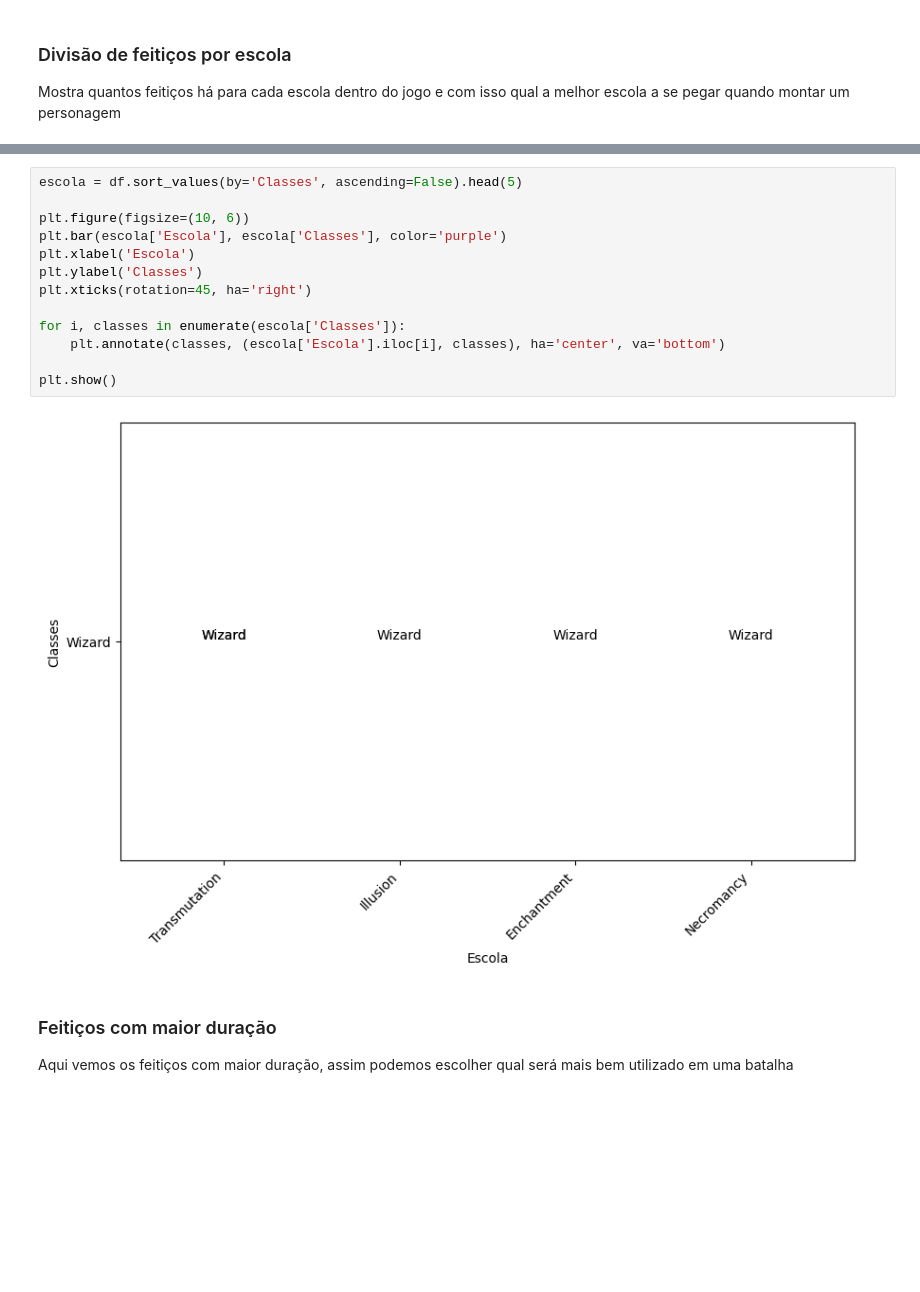
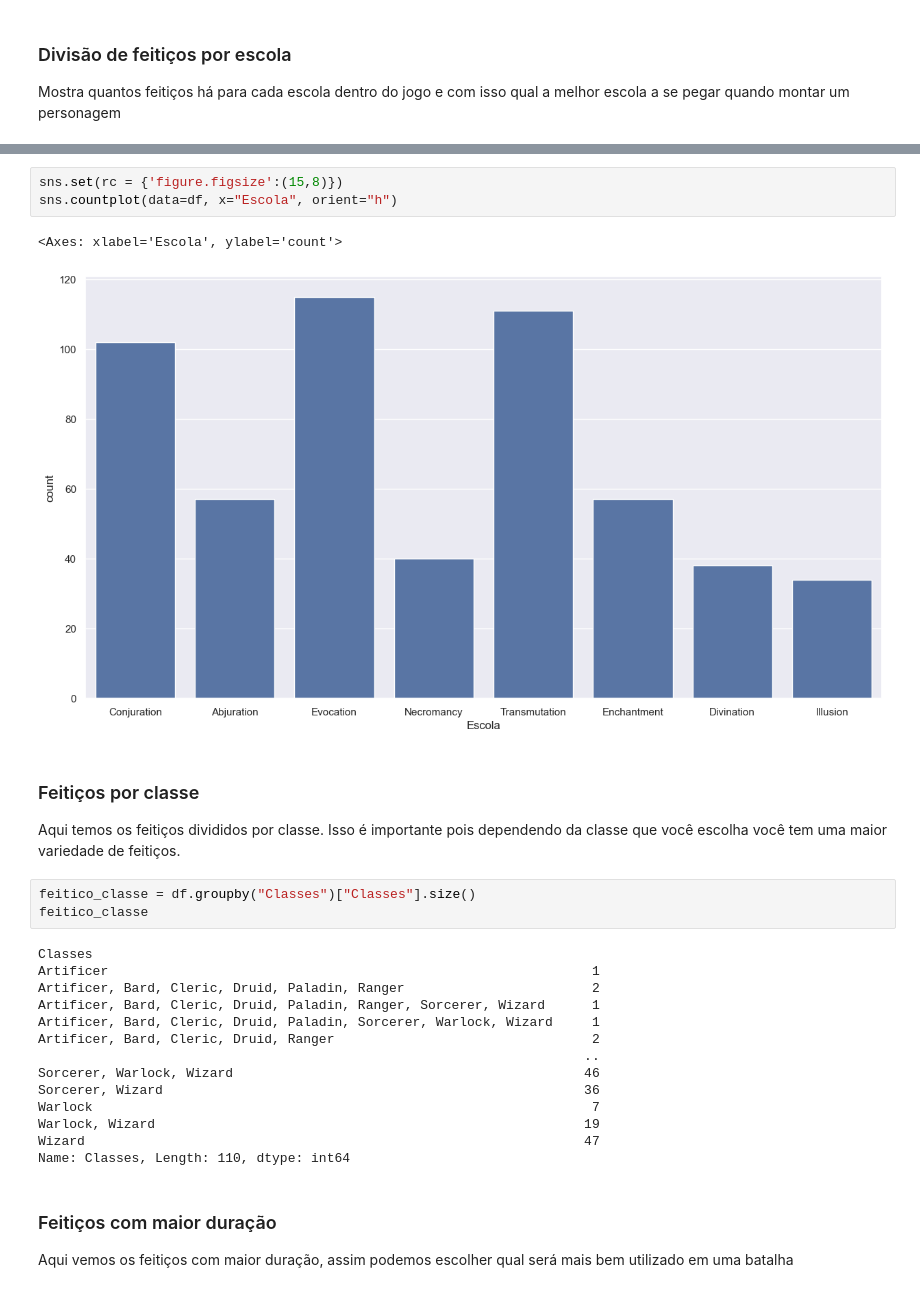
Before and after one commit to reprograma/on26-python-s13-projeto-guiado-II, a Jupyter notebook: exercicios/para-casa/analise_projeto_tres.ipynb, the cells around one changed output, grey strips where cells are left out. Drawn from its saved outputs; the diff is of its cells as text; blank space fills up the shorter version.

```diff
--- a/exercicios/para-casa/analise_projeto_tres.ipynb
+++ b/exercicios/para-casa/analise_projeto_tres.ipynb
@@ -144,18 +129,30 @@ plt.show()
-# %%
-escola = df.sort_values(by='Classes', ascending=False).head(5)
-
-plt.figure(figsize=(10, 6))
-plt.bar(escola['Escola'], escola['Classes'], color='purple')
-plt.xlabel('Escola')
-plt.ylabel('Classes')
-plt.xticks(rotation=45, ha='right')
-
-for i, classes in enumerate(escola['Classes']):
-    plt.annotate(classes, (escola['Escola'].iloc[i], classes), ha='center', va='bottom')
-
-plt.show()
-# %% [output]
-[figure, removed]
+# %%
+sns.set(rc = {'figure.figsize':(15,8)})
+sns.countplot(data=df, x="Escola", orient="h")
+# %% [output]
+<Axes: xlabel='Escola', ylabel='count'>
+[figure, added]
+# %% [markdown]
+### Feitiços por classe
+
+Aqui temos os feitiços divididos por classe. Isso é importante pois dependendo da classe que você escolha você tem uma maior variedade de feitiços.
+# %%
+feitico_classe = df.groupby("Classes")["Classes"].size()
+feitico_classe
+# %% [output]
+Classes
+Artificer                                                              1
+Artificer, Bard, Cleric, Druid, Paladin, Ranger                        2
+Artificer, Bard, Cleric, Druid, Paladin, Ranger, Sorcerer, Wizard      1
+Artificer, Bard, Cleric, Druid, Paladin, Sorcerer, Warlock, Wizard     1
+Artificer, Bard, Cleric, Druid, Ranger                                 2
+                                                                      ..
+Sorcerer, Warlock, Wizard                                             46
+Sorcerer, Wizard                                                      36
+Warlock                                                                7
+Warlock, Wizard                                                       19
+Wizard                                                                47
+Name: Classes, Length: 110, dtype: int64
 # %% [markdown]
 ### Feitiços com maior duração
 
```
Also changed, not shown: parts of 3 cells of this notebook.
